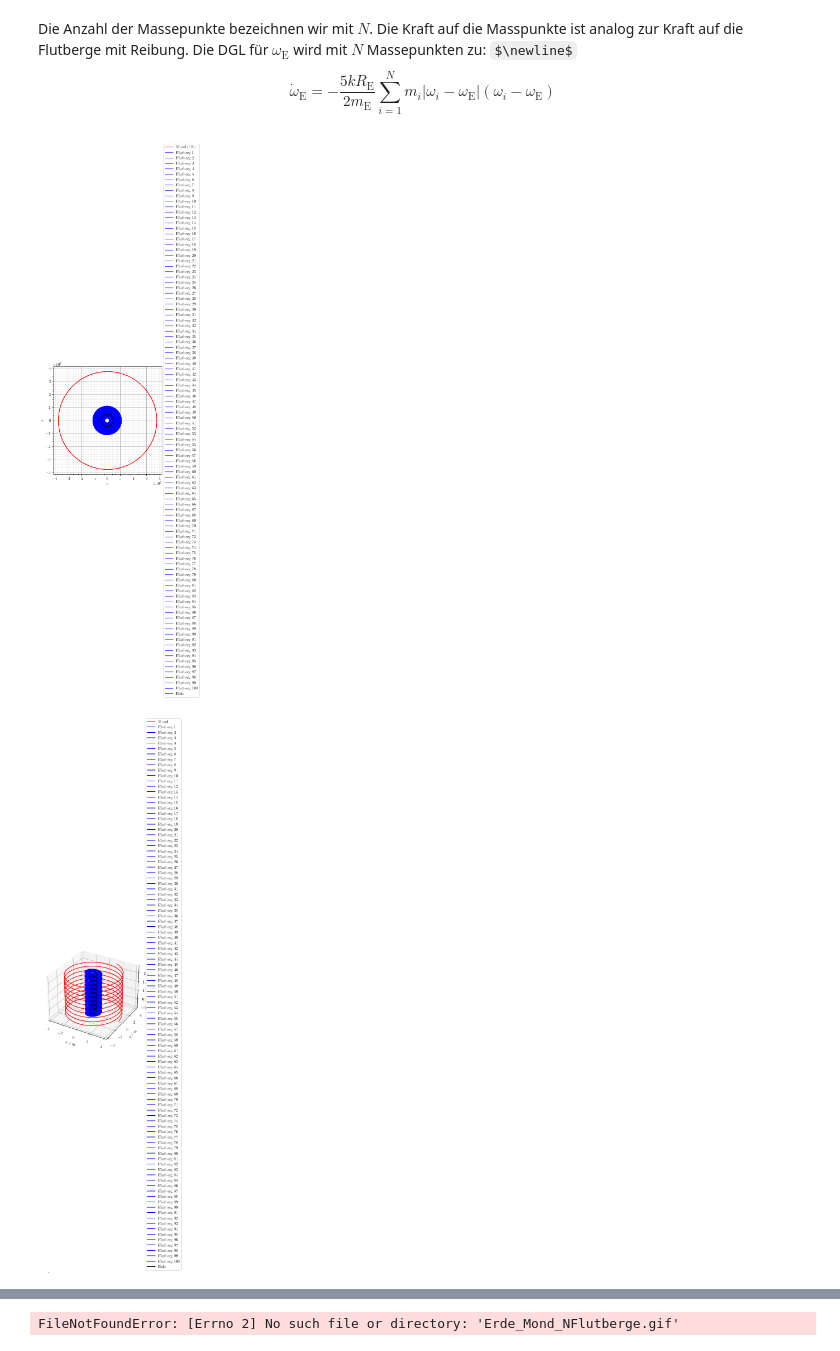
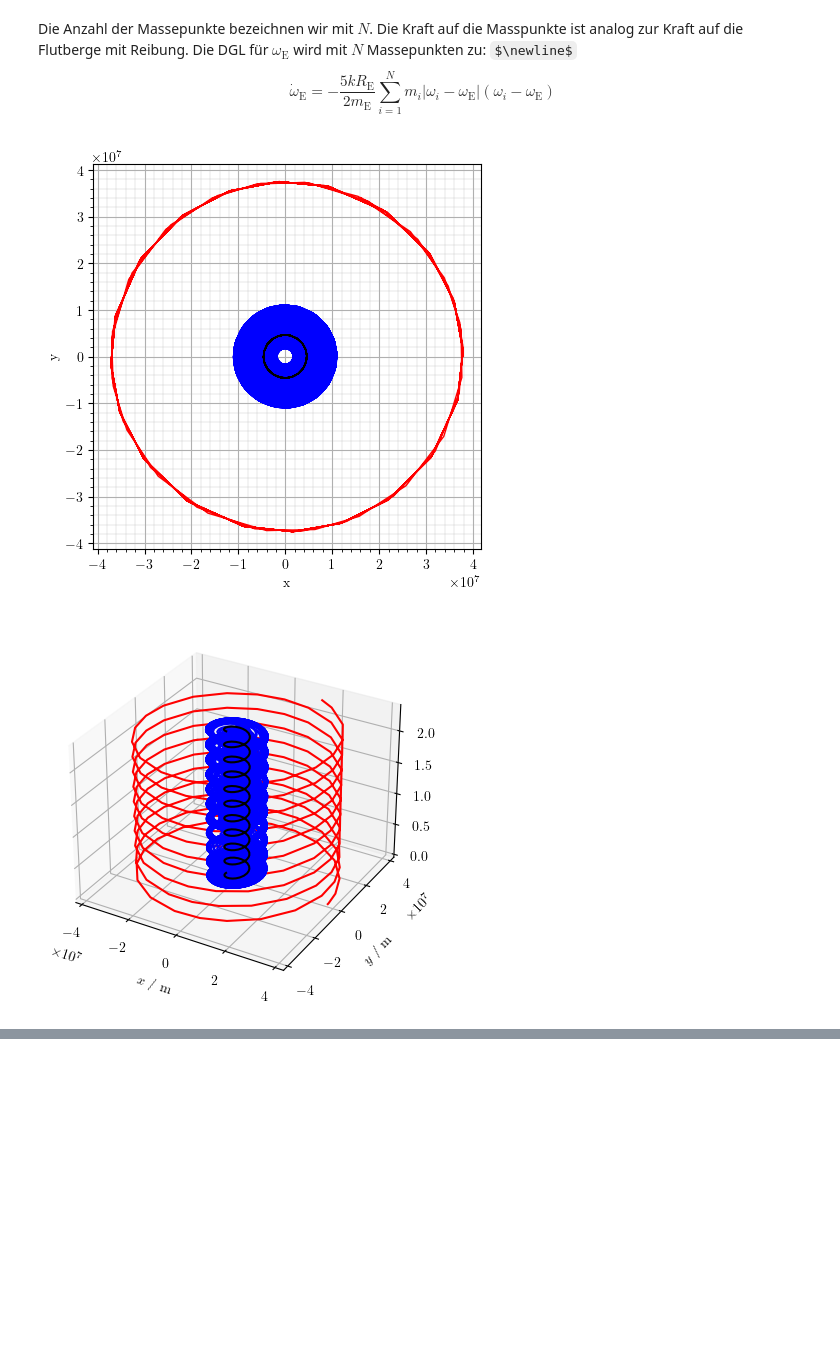
Before and after one commit to Nusssecke/Gezeitenreibung, a Jupyter notebook: gezeitenreibung.ipynb, the cells around one changed output, grey strips where cells are left out. Cells and saved outputs as stored; diff of their text form; code cells hidden in the pictures; some formulas as TeX source; blank space fills up the shorter version.

```diff
--- a/gezeitenreibung.ipynb
+++ b/gezeitenreibung.ipynb
@@ -268,5 +382,5 @@ $\newline$
     \dot{\omega}_{\mathrm E} = -\frac{5kR_{\mathrm E}}{2m_{\mathrm E}} \sum_{i = 1}^{N} m_i\lvert \omega_i - \omega_{\mathrm E} \rvert(\omega_i - \omega_{\mathrm E})
 \end{equation*}
 # %%
-k = 2e-12
+k = 2.5e-17
 N = 100
@@ -365,9 +435,9 @@ def N_body_problem(pos_body_1: list, pos_body_2: list, phi: list, vel_body_1: li
 
 t, x_E, y_E, x_M, y_M, phi, omega_E = N_body_problem(*iv_stable_orbit_Nbody(), 10*TMondBahn)
 # %%
-#x_1, y_1 = x_E + RErde*np.cos(phi_1), y_E + RErde*np.sin(phi_1)
-x = [x_E + RErde*np.cos(phi[i]) for i in range(N)]
-y = [y_E + RErde*np.sin(phi[i]) for i in range(N)]
+# Cartesian coordinates of the tides:
+x_i = [x_E + RErde*np.cos(phi[i]) for i in range(N)]
+y_i = [y_E + RErde*np.sin(phi[i]) for i in range(N)]
 
 plt.rc('axes', axisbelow=True)
 plt.figure(figsize=(5, 5))
@@ -379,10 +449,10 @@ plt.ylabel("y")
 
 plt.plot(x_M/10, y_M/10, 'r', linewidth=1, label='Mond (/10)')
 for i in range(N):
-    plt.plot(x[i], y[i], 'b', linewidth=1, label=f'Flutberg {i+1}')
+    plt.plot(x_i[i], y_i[i], 'b', linewidth=1, label=f'Flutberg {i+1}')
 plt.plot(x_E, y_E, 'k', linewidth=1, label='Erde')
 
-plt.legend(loc='center left', bbox_to_anchor=(1, 0.5))
+# plt.legend(loc='center left', bbox_to_anchor=(1, 0.5))
 plt.show()
 plt.close()
 
@@ -393,13 +463,13 @@ fig = plt.figure()
 ax = fig.add_subplot(111, projection='3d')
 ax.plot(x_M/10, y_M/10, t, 'r', label='Mond')
 for i in range(N):
-    ax.plot(x[i], y[i], t, 'b', label=f'Flutberg {i+1}')
+    ax.plot(x_i[i], y_i[i], t, 'b', label=f'Flutberg {i+1}')
 ax.set_xlabel("$x$ / m")
 ax.set_ylabel("$y$ / m")
 ax.set_zlabel("$t$ / s")
 ax.plot(x_E, y_E, t, 'k', label='Erde')
 
-ax.legend(loc='center left', bbox_to_anchor=(1, 0.5))
+# ax.legend(loc='center left', bbox_to_anchor=(1, 0.5))
 plt.show()
 plt.close()
 
@@ -414,7 +484,7 @@ plt.ylabel("$\phi$ / rad")
 
 for i in range(N):
     plt.plot(t, phi[i], 'k', linewidth=1, label=f'Flutberg {i+1}')
-plt.legend(loc='center left', bbox_to_anchor=(1, 0.5))
+# plt.legend(loc='center left', bbox_to_anchor=(1, 0.5))
 plt.show()
 plt.close()
 
@@ -430,46 +500,44 @@ plt.ylabel("$\phi - \phi_M$ / rad")
 for i in range(N):
     plt.plot(t, phi[i] - t*2*pi/TMondBahn, 'k', linewidth=1, label=f'Flutberg {i+1}')
 
-plt.legend(loc='center left', bbox_to_anchor=(1, 0.5))
+# plt.legend(loc='center left', bbox_to_anchor=(1, 0.5))
 plt.show()
 plt.close()
 
 plt.rc('axes', axisbelow=True)
 plt.figure(figsize=(5, 5))
 plt.grid('minor', 'minor', linestyle='-', linewidth=0.2)
 plt.grid('major', 'major', linestyle='-', linewidth=0.8)
 plt.minorticks_on()
 plt.xlabel("$t$ / s")
 plt.ylabel("$\omega_E$ / rad")
 plt.plot(t, omega_E, 'k', linewidth=1, label='$\omega_E$')
 
-plt.legend()
+# plt.legend()
 plt.show()
 plt.close()
 
-# Animation of the N body problem #
+# Animation of the N body problem
 if not fastExecution: # Don't render if not necessary
     fig = plt.figure(figsize=(5, 5)) # Square figure, so the circles are actually circles
     ax = plt.axes(xlim=(-4e8, 4e8), ylim=(-4e8, 4e8))
     earth_line, = ax.plot([], [], marker='o', lw=0.1, color='blue', label='Erde (*10)')
     moon_line, = ax.plot([], [], marker='o', lw=0.1, color='red', label='Mond')
-    tide_1_line, = ax.plot([], [], marker='o', lw=0.1, color='green', label='Flutberg 1 (*10)')
-    tide_2_line, = ax.plot([], [], marker='o', lw=0.1, color='violet', label='Flutberg 2 (*10)')
-
-    ax.legend()
+    tide_lines = [ax.plot([], [], marker='o', lw=0.1, color='black', label='Flutberg {i} (*10)')[0] for i in range(N)]
+    # ax.legend()
 
     def animate(i):
         earth_line.set_data([x_E[i]*10], [y_E[i]*10])
         moon_line.set_data([x_M[i]], [y_M[i]])
-        tide_1_line.set_data([x_1[i]*10], [y_1[i]*10])
-        tide_2_line.set_data([x_2[i]*10], [y_2[i]*10])
-        return earth_line, moon_line
+        for j in range(N):
+            tide_lines[j].set_data([x_i[j][i]*10], [y_i[j][i]*10])
+        return earth_line, moon_line, *tide_lines
 
     anim = FuncAnimation(fig, animate, init_func=None, frames=t.shape[0], interval=30, blit=True)
     anim.save('Erde_Mond_NFlutberge.gif', writer='pillow')
     plt.close()
 
 display(Image(data=open('Erde_Mond_NFlutberge.gif','rb').read(), format='png'))
 # %% [output]
-[figure, old version]
+[figure, new version]
-[figure, old version]
+[figure, new version]
@@ -479 +546,0 @@ display(Image(data=open('Erde_Mond_NFlutberge.gif','rb').read(), format='png'))
-FileNotFoundError: [Errno 2] No such file or directory: 'Erde_Mond_NFlutberge.gif'
```
Also changed, not shown: parts of 9 cells of this notebook, 2 other files.
